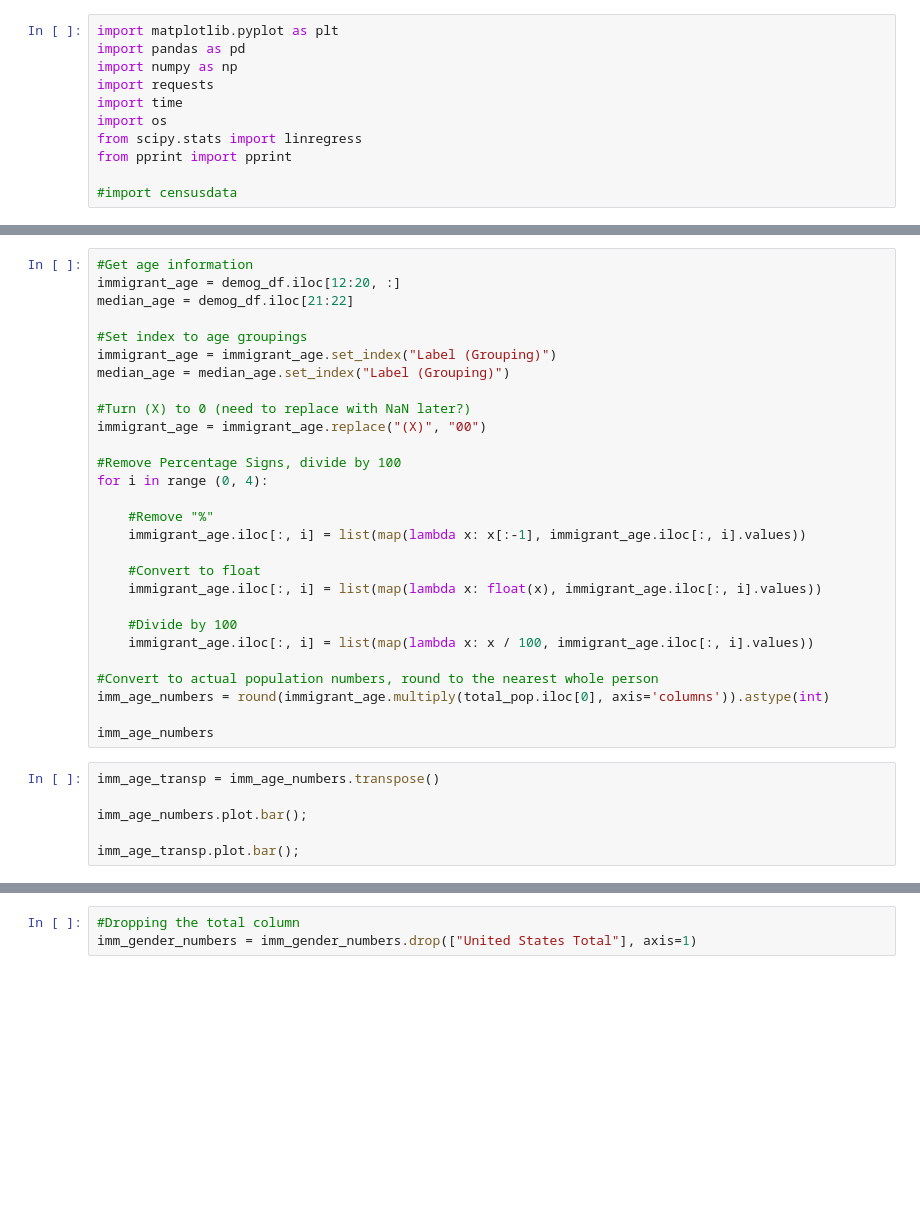
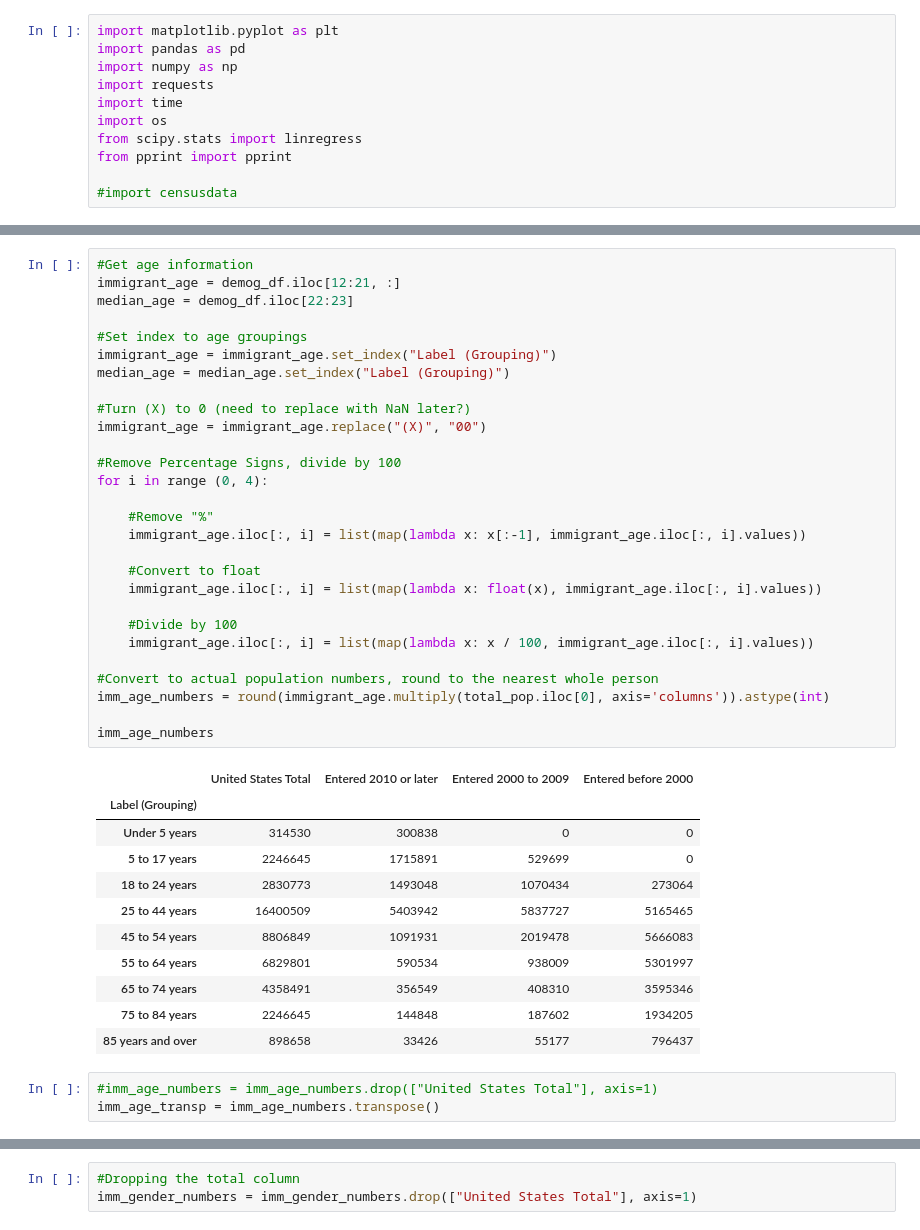
Before and after one commit to halabi93/Immigration-Data-Analysis, a Jupyter notebook: DemographicsData.ipynb, the cells around one changed output, grey strips where cells are left out. Drawn from its saved outputs; the diff is of its cells as text; blank space fills up the shorter version.

```diff
--- a/DemographicsData.ipynb
+++ b/DemographicsData.ipynb
@@ -36,34 +70,43 @@ total_pop
 # %%
 #Get age information
-immigrant_age = demog_df.iloc[12:20, :]
-median_age = demog_df.iloc[21:22]
+immigrant_age = demog_df.iloc[12:21, :]
+median_age = demog_df.iloc[22:23]
 
 #Set index to age groupings
 immigrant_age = immigrant_age.set_index("Label (Grouping)")
 median_age = median_age.set_index("Label (Grouping)")
 
 #Turn (X) to 0 (need to replace with NaN later?)
 immigrant_age = immigrant_age.replace("(X)", "00")
 
 #Remove Percentage Signs, divide by 100
 for i in range (0, 4):
 
     #Remove "%"
     immigrant_age.iloc[:, i] = list(map(lambda x: x[:-1], immigrant_age.iloc[:, i].values))
 
     #Convert to float
     immigrant_age.iloc[:, i] = list(map(lambda x: float(x), immigrant_age.iloc[:, i].values))
 
     #Divide by 100
     immigrant_age.iloc[:, i] = list(map(lambda x: x / 100, immigrant_age.iloc[:, i].values))
 
 #Convert to actual population numbers, round to the nearest whole person
 imm_age_numbers = round(immigrant_age.multiply(total_pop.iloc[0], axis='columns')).astype(int)
 
 imm_age_numbers
+# %% [output]
+|  | United States Total | Entered 2010 or later | Entered 2000 to 2009 | Entered before 2000 |
+| Label (Grouping) |  |  |  |  |
+| Under 5 years | 314530 | 300838 | 0 | 0 |
+| 5 to 17 years | 2246645 | 1715891 | 529699 | 0 |
+| 18 to 24 years | 2830773 | 1493048 | 1070434 | 273064 |
+| 25 to 44 years | 16400509 | 5403942 | 5837727 | 5165465 |
+| 45 to 54 years | 8806849 | 1091931 | 2019478 | 5666083 |
+| 55 to 64 years | 6829801 | 590534 | 938009 | 5301997 |
+| 65 to 74 years | 4358491 | 356549 | 408310 | 3595346 |
+| 75 to 84 years | 2246645 | 144848 | 187602 | 1934205 |
+| 85 years and over | 898658 | 33426 | 55177 | 796437 |
-# %%
-imm_age_transp = imm_age_numbers.transpose()
-
-imm_age_numbers.plot.bar();
-
-imm_age_transp.plot.bar();
+# %%
+#imm_age_numbers = imm_age_numbers.drop(["United States Total"], axis=1)
+imm_age_transp = imm_age_numbers.transpose()
```
Also changed, not shown: parts of 24 cells of this notebook, 4 other files.
